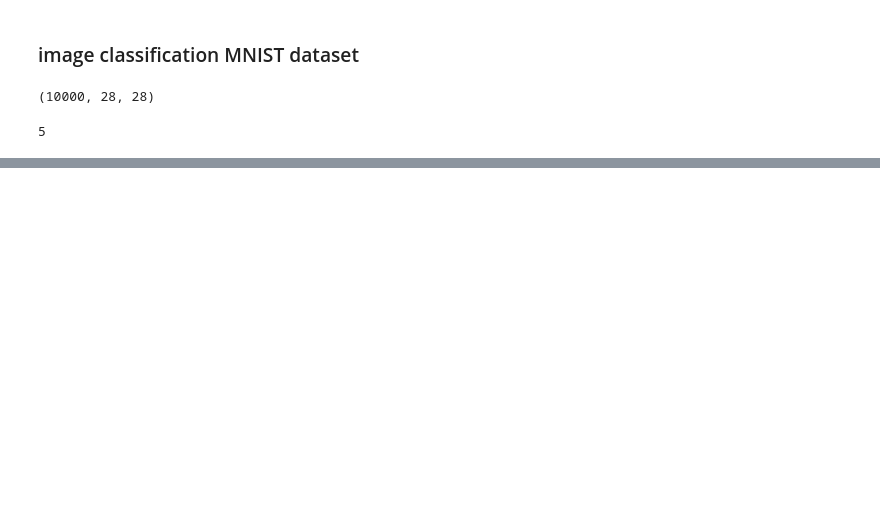
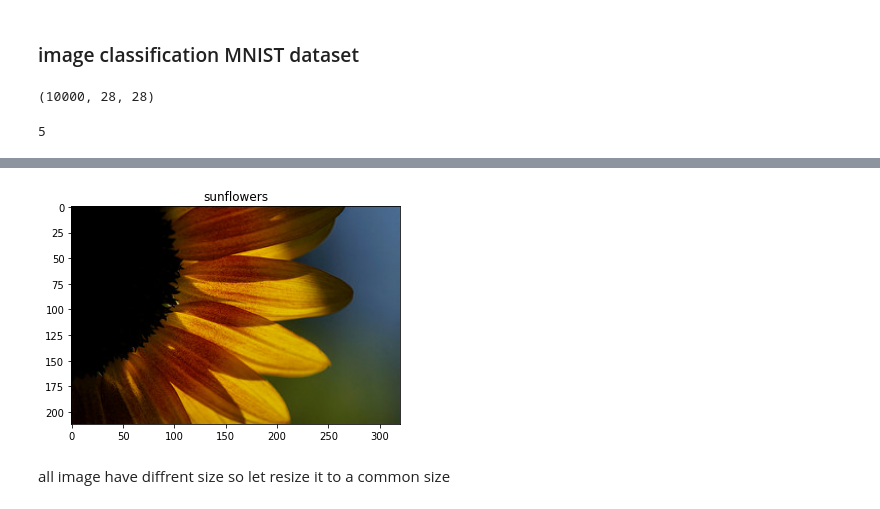
Before and after one commit to harsh-kmr/ml_projects, a Jupyter notebook: deep_learning.ipynb, the cells around one changed output, grey strips where cells are left out. Saved outputs shown, nothing was run; the diff lists cells and outputs as text; code cells hidden in the pictures; blank space fills up the shorter version.

```diff
--- a/deep_learning.ipynb
+++ b/deep_learning.ipynb
@@ -1923,0 +1386,8 @@ Text(69.0, 0.5, 'Truth')
+# %%
+image, label = next(iter_train)
+_ = plt.imshow(image)
+_ = plt.title(get_label_name(label))
+# %% [output]
+[figure, added]
+# %% [markdown]
+all image have diffrent size so let resize it to a common size
```
Also changed, not shown: parts of 121 cells of this notebook.
